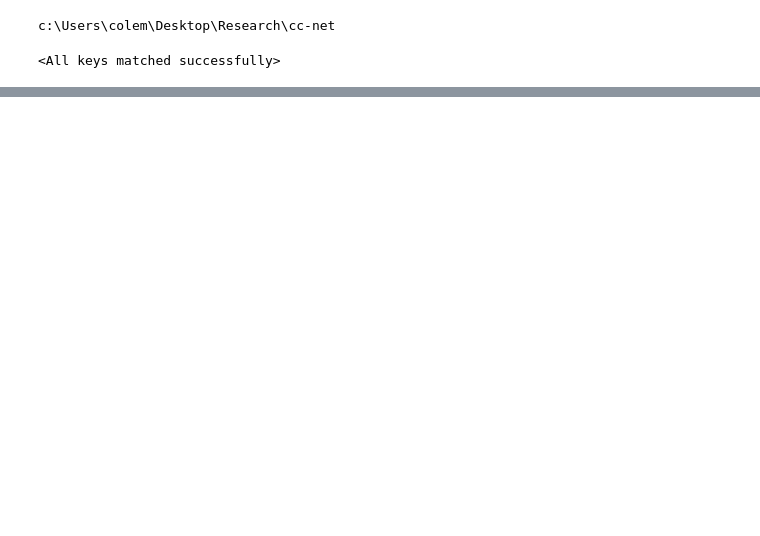
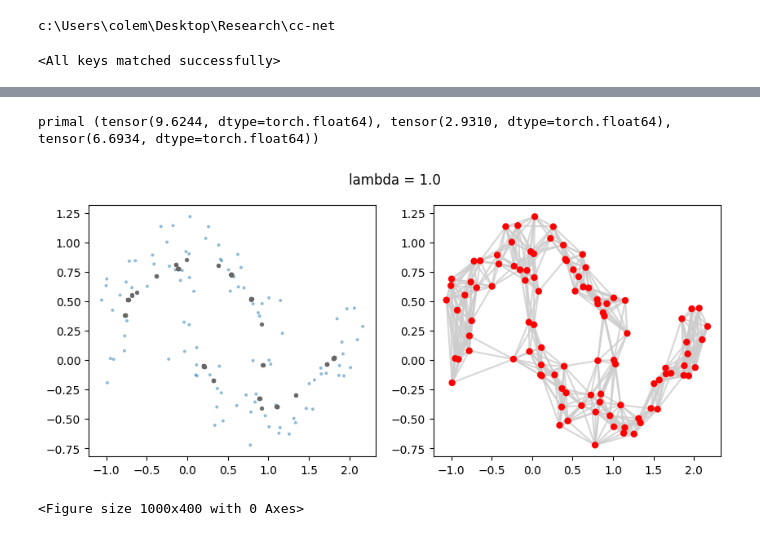
Before and after one commit to chens5/cc-net, a Jupyter notebook: notebooks/Layer_Norm.ipynb, the cells around one changed output, grey strips where cells are left out. Drawn from its saved outputs; the diff is of its cells as text; code cells hidden in the pictures; blank space fills up the shorter version.

```diff
--- a/notebooks/Layer_Norm.ipynb
+++ b/notebooks/Layer_Norm.ipynb
@@ -81,0 +103,9 @@ visualize_clusters(data.x, h, ax)
+# %%
+def visualize_clusters(X, U, ax, point_size=8, label="Clustered data", show_membership=False):
+    """Plot the loss curve and a grayscale scatter of the smoothed solution U."""
+    fig = plt.figure(figsize=(10,4))
+    if show_membership:
+        for i in range(len(X)):
+            ax.plot([X[i, 0], U[i, 0]], [X[i, 1], U[i, 1]], c='black', alpha=0.2)
+    ax.scatter(X[:, 0], X[:, 1], s=8, edgecolors='none', alpha=0.5, label='original data')
+    ax.scatter(U[:,0].cpu(), U[:,1].cpu(), s=point_size, alpha=0.9, c='0.4', label=label)
@@ -81,0 +149,28 @@ visualize_clusters(data.x, h, ax)
+# %%
+exp_file = 'C:/Users/colem/Desktop/Research/cc-net/configs/single-runs/LayerNorm.yaml'
+with open(exp_file, "r") as f:
+    exp_cfg = yaml.safe_load(f)
+# %%
+model_config = exp_cfg['model_config']
+model_pth = 'C:/Users/colem/Desktop/Research/cc-net/outputs/energy_pdg/single_knn/EncodeProcessDecode/GraphPDHGNetNorm/PDHGLayerNorm_L1_H128_inN32_inE32_lam1.0_tau0.35_sig0.35_resid=False_steps=1_featDim=2/w9w42bru/final.pt'
+
+model = load_model(model_config, model_pth)
+# %%
+datapth = 'C:/Users/colem/Desktop/Research/cc-net/outputs/data/single_knn_base=two_moons_n_samples=100_noise=0.15-val.pt'
+dataset = torch.load(datapth, weights_only=False)
+# %%
+models = [model]
+lambdas = [1.0]
+example_graph = dataset[0]
+for i in range(1):
+    model = models[i]
+    h, e, _, _ = forward_pass(model, example_graph)
+    fig, axs = plt.subplots(nrows=1, ncols=2, figsize=(10, 4))
+    visualize_clusters(example_graph.x, h, axs[0])
+    plot_graph(example_graph.x,example_graph.edge_index, axs[1])
+    print("primal", get_primal_obj(h, example_graph, lam=lambdas[i]))
+    fig.suptitle(f"lambda = {lambdas[i]}")
+# %% [output]
+primal (tensor(9.6244, dtype=torch.float64), tensor(2.9310, dtype=torch.float64), tensor(6.6934, dtype=torch.float64))
+[figure, added]
+<Figure size 1000x400 with 0 Axes>
```
Also changed, not shown: parts of 8 cells of this notebook.
